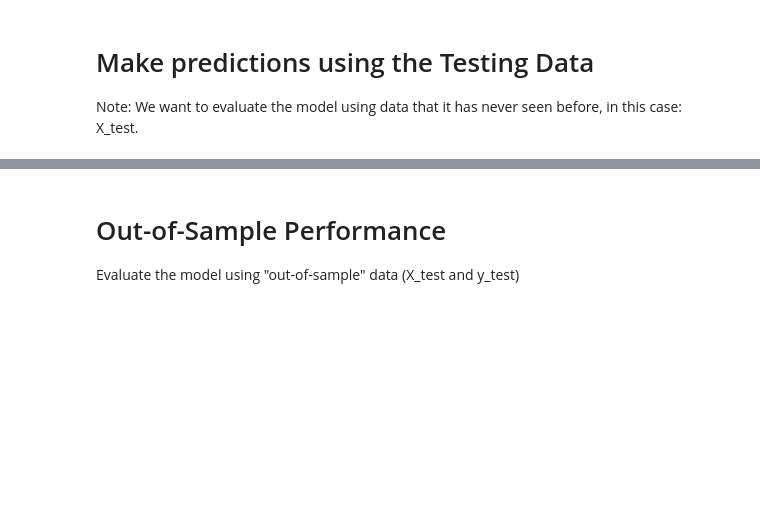
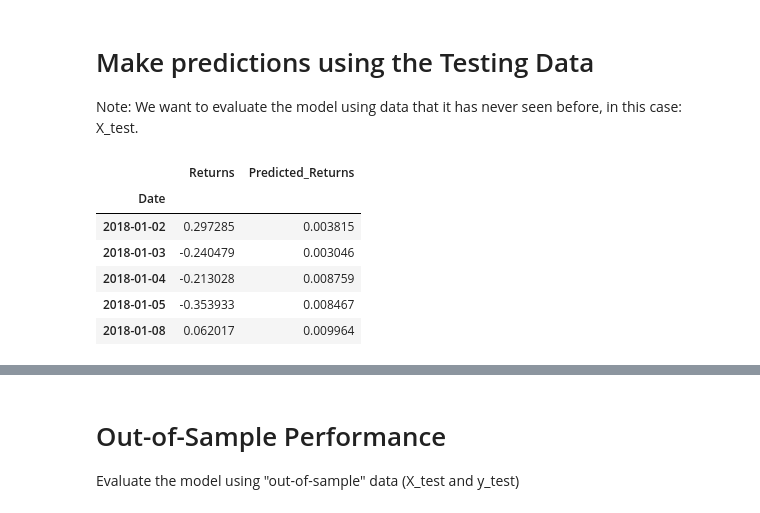
Before and after one commit to arsm800/Time_Series-A_Yen_For_The_Future, a Jupyter notebook: Instructions/Starter_Code/regression_analysis.ipynb, the cells around one changed output, grey strips where cells are left out. Saved outputs shown, nothing was run; the diff lists cells and outputs as text; code cells hidden in the pictures; blank space fills up the shorter version.

```diff
--- a/Instructions/Starter_Code/regression_analysis.ipynb
+++ b/Instructions/Starter_Code/regression_analysis.ipynb
@@ -123,5 +124,15 @@ Note: We want to evaluate the model using data that it has never seen before, in
 # %%
 # Assemble actual y data (Y_test) with predicted y data (from just above) into two columns in a dataframe:
-# YOUR CODE HERE!
+results = y_test
+results['Predicted_Returns'] = predictions
+results.head()
+# %% [output]
+|  | Returns | Predicted_Returns |
+| Date |  |  |
+| 2018-01-02 | 0.297285 | 0.003815 |
+| 2018-01-03 | -0.240479 | 0.003046 |
+| 2018-01-04 | -0.213028 | 0.008759 |
+| 2018-01-05 | -0.353933 | 0.008467 |
+| 2018-01-08 | 0.062017 | 0.009964 |
 # %%
 # Plot the first 20 predictions vs the true values
```
Also changed, not shown: parts of 5 cells of this notebook.
